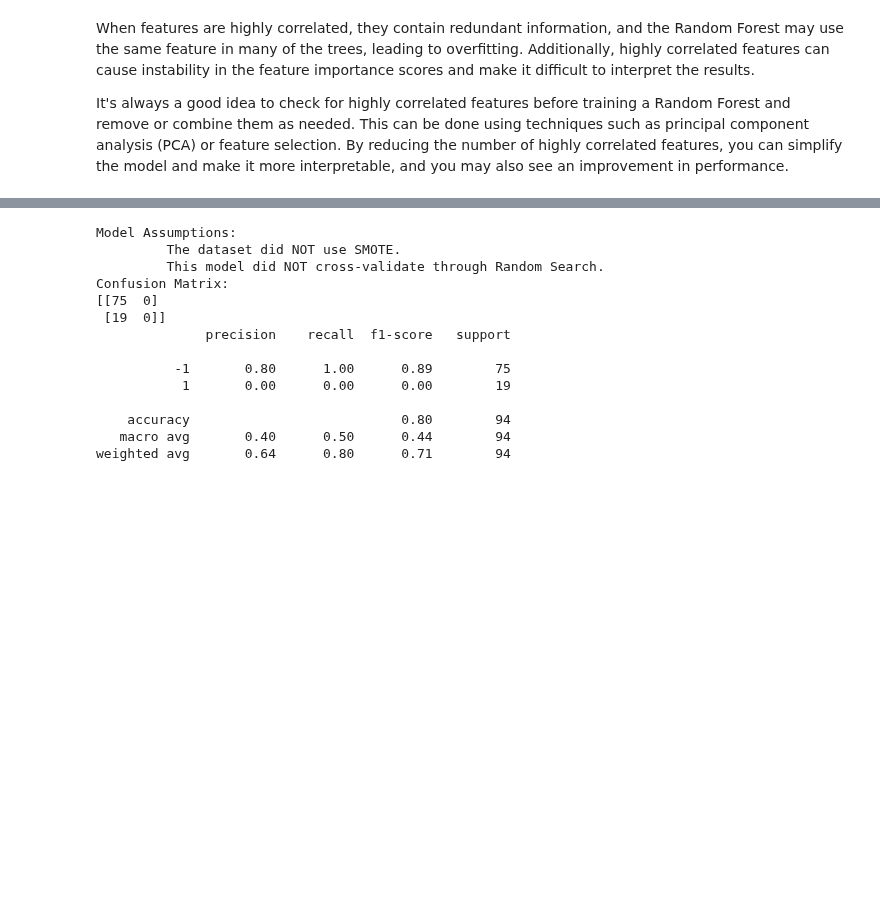
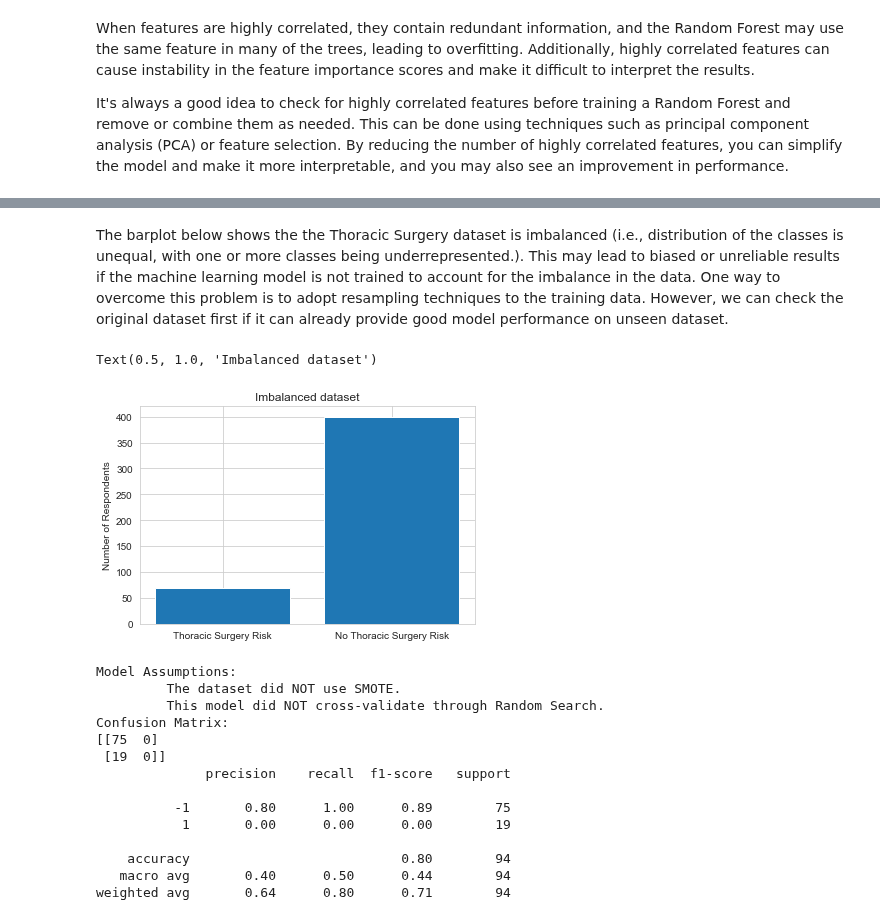
Before and after one commit to rrwabina/RADI605, a Jupyter notebook: 06 Random Forests/scripts/assignment.ipynb, the cells around one changed output, grey strips where cells are left out. Saved outputs shown, nothing was run; the diff lists cells and outputs as text; code cells hidden in the pictures; blank space fills up the shorter version.

```diff
--- a/06 Random Forests/scripts/assignment.ipynb
+++ b/06 Random Forests/scripts/assignment.ipynb
@@ -295,3 +384,14 @@ It's always a good idea to check for highly correlated features before training
+# %% [markdown]
+The barplot below shows the the Thoracic Surgery dataset is imbalanced (i.e., distribution of the classes is unequal, with one or more classes being underrepresented.). This may lead to biased or unreliable results if the machine learning model is not trained to account for the imbalance in the data. One way to overcome this problem is to adopt resampling techniques to the training data. However, we can check the original dataset first if it can already provide good model performance on unseen dataset.
+# %%
+x = np.arange(2)
+plt.bar(x, height = [len(y[y == 1]), len(y[y == -1])])
+plt.xticks(x, ['Thoracic Surgery Risk', 'No Thoracic Surgery Risk'])
+plt.ylabel('Number of Respondents')
+plt.title('Imbalanced dataset')
+# %% [output]
+Text(0.5, 1.0, 'Imbalanced dataset')
+[figure, added]
 # %%
 def convert_binary(df, columns = ['Risk1Yr']):
     for column in columns:
```
Also changed, not shown: parts of 7 cells of this notebook.
